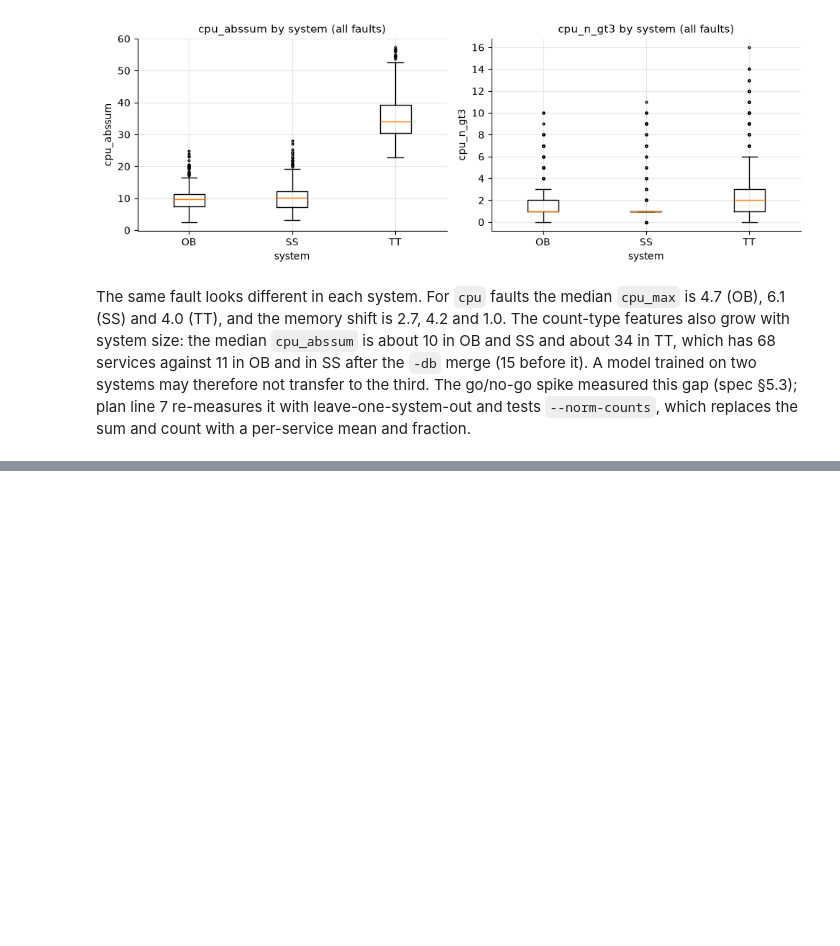
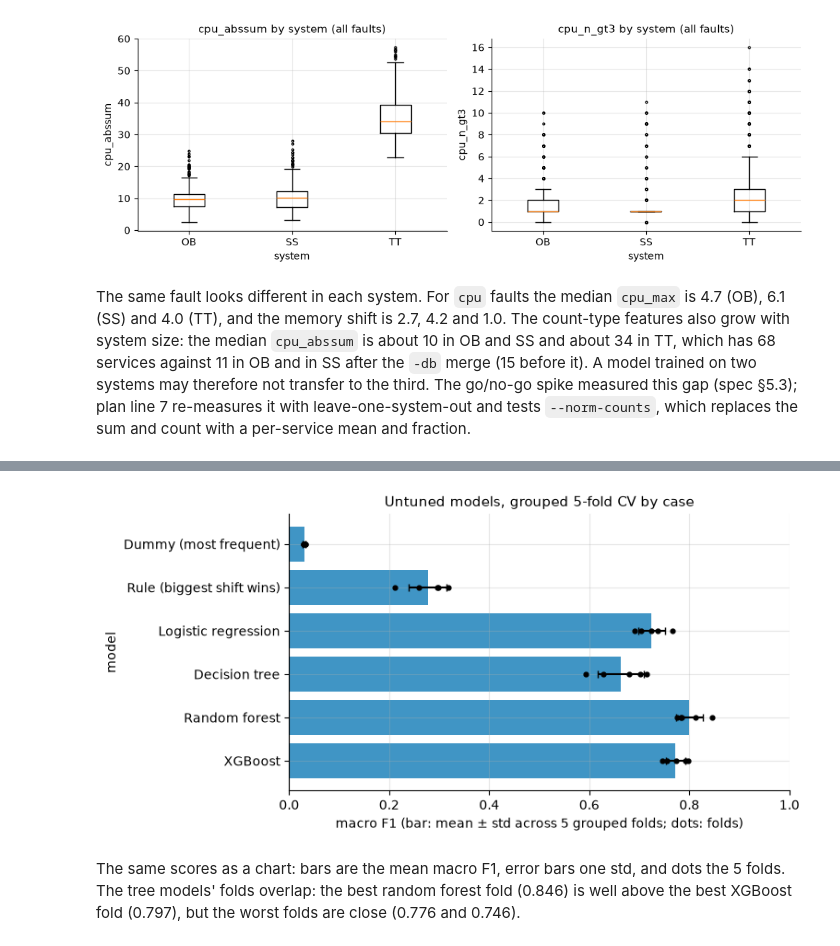
Before and after one commit to jennasrunbooks/faulttrack, a Jupyter notebook: notebook.ipynb, the cells around one changed output, grey strips where cells are left out. Saved outputs shown, nothing was run; the diff lists cells and outputs as text; code cells hidden in the pictures; blank space fills up the shorter version.

```diff
--- a/notebook.ipynb
+++ b/notebook.ipynb
@@ -801,0 +881,30 @@ What this EDA tells us, and what it hands to the modeling section:
+# %%
+# Mean macro F1 per model, with the 5 fold scores as dots.
+def plot_scores(results: dict[str, CVResult], title: str) -> None:
+    fig, ax = plt.subplots(figsize=(7, 0.45 * len(results) + 1.2))
+    names = list(results)[::-1]
+    means = [results[n].mean for n in names]
+    stds = [results[n].std for n in names]
+    y_pos = np.arange(len(names))
+    ax.barh(y_pos, means, xerr=stds, color="#0072B2", alpha=0.75, capsize=3)
+    for k, n in enumerate(names):
+        ax.scatter(
+            results[n].fold_macro_f1,
+            np.full(results[n].n_folds, k),
+            color="black",
+            s=12,
+            zorder=3,
+        )
+    ax.set_yticks(y_pos, [MODEL_NAMES[n] for n in names])
+    ax.set_xlim(0, 1)
+    ax.set_xlabel("macro F1 (bar: mean ± std across 5 grouped folds; dots: folds)")
+    ax.set_ylabel("model")
+    ax.set_title(title)
+    plt.show()
+
+
+plot_scores(untuned, "Untuned models, grouped 5-fold CV by case")
+# %% [output]
+[figure, added]
+# %% [markdown]
+The same scores as a chart: bars are the mean macro F1, error bars one std, and dots the 5 folds. The tree models' folds overlap: the best random forest fold (0.846) is well above the best XGBoost fold (0.797), but the worst folds are close (0.776 and 0.746).
```
Also changed, not shown: parts of 40 cells of this notebook, 6 other files.
